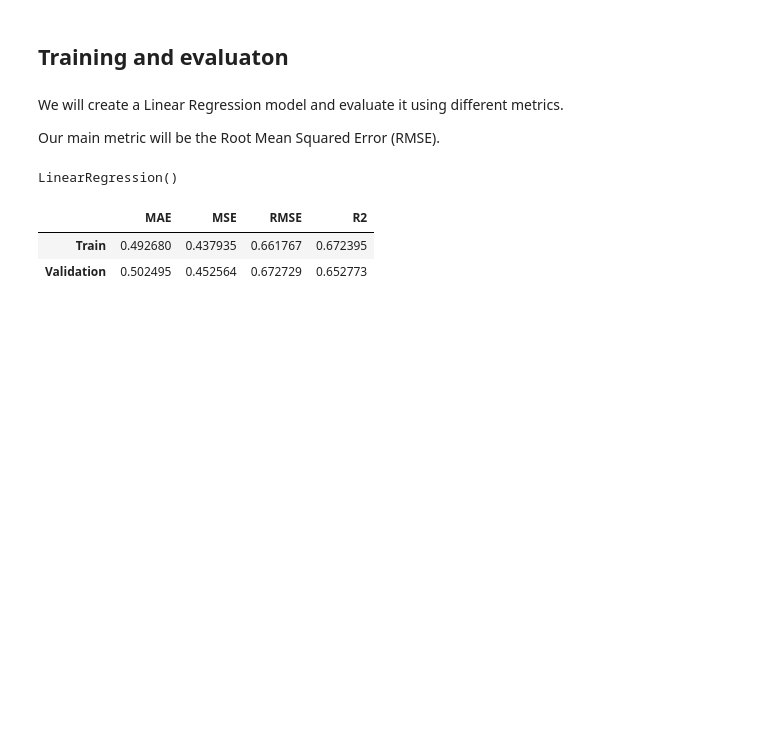
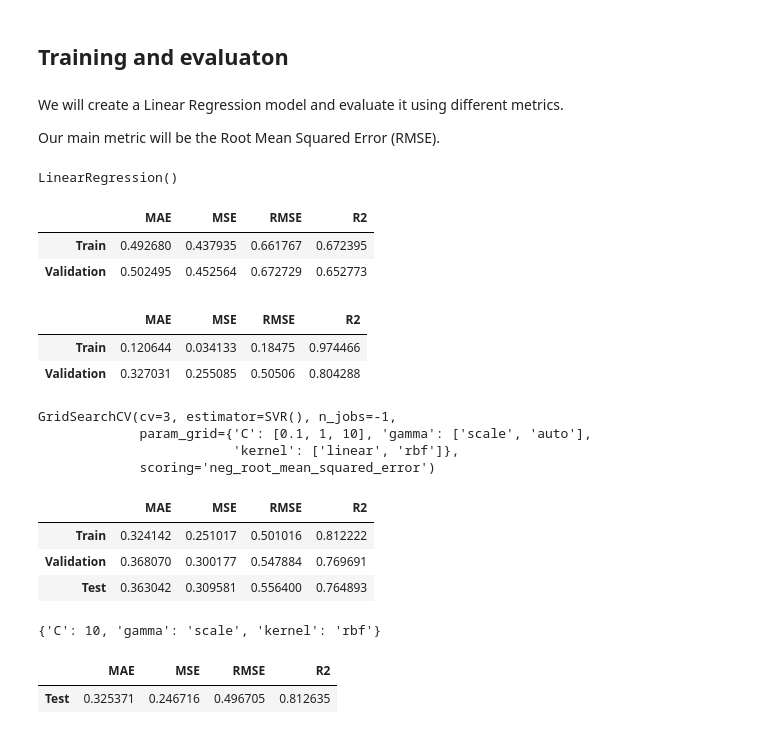
Before and after one commit to HakkinDavid/computational-intelligence, a Jupyter notebook: 5Feb.ipynb, the cells around one changed output. Cells and saved outputs as stored; diff of their text form; code cells hidden in the pictures; blank space fills up the shorter version.

```diff
--- a/5Feb.ipynb
+++ b/5Feb.ipynb
@@ -160,3 +160,69 @@ metrics_df
 |  | MAE | MSE | RMSE | R2 |
 | Train | 0.492680 | 0.437935 | 0.661767 | 0.672395 |
 | Validation | 0.502495 | 0.452564 | 0.672729 | 0.652773 |
+# %%
+from sklearn.ensemble import RandomForestRegressor
+
+m = RandomForestRegressor(n_estimators=1000)
+
+m.fit(x_train_processed, y_train)
+
+_train_metrics = evaluate_model(m, x_train_processed, y_train)
+_val_metrics = evaluate_model(m, x_val_processed, y_val)
+
+_metrics_df = (pd.DataFrame([_train_metrics, _val_metrics], index=['Train', 'Validation']))
+_metrics_df
+# %% [output]
+|  | MAE | MSE | RMSE | R2 |
+| Train | 0.120644 | 0.034133 | 0.18475 | 0.974466 |
+| Validation | 0.327031 | 0.255085 | 0.50506 | 0.804288 |
+# %%
+from sklearn.model_selection import GridSearchCV
+from sklearn.svm import SVR
+
+param_grid = {
+    'kernel': ['linear', 'rbf'],
+    'C': [0.1, 1, 10],
+    'gamma': ['scale', 'auto']
+}
+
+grid_search = GridSearchCV(
+    estimator=SVR(),
+    param_grid=param_grid,
+    cv=3,
+    n_jobs=-1,
+    scoring='neg_root_mean_squared_error'
+)
+
+grid_search.fit(x_train_processed, y_train)
+# %% [output]
+GridSearchCV(cv=3, estimator=SVR(), n_jobs=-1,
+             param_grid={'C': [0.1, 1, 10], 'gamma': ['scale', 'auto'],
+                         'kernel': ['linear', 'rbf']},
+             scoring='neg_root_mean_squared_error')
+# %%
+best_model = grid_search.best_estimator_
+
+best_model_train_metrics = evaluate_model(best_model, x_train_processed, y_train)
+best_model_val_metrics = evaluate_model(best_model, x_val_processed, y_val)
+best_model_test_metrics = evaluate_model(best_model, x_test_processed, y_test)
+
+best_model_metrics_df = (pd.DataFrame([best_model_train_metrics, best_model_val_metrics, best_model_test_metrics], index=['Train', 'Validation', 'Test']))
+
+best_model_metrics_df
+# %% [output]
+|  | MAE | MSE | RMSE | R2 |
+| Train | 0.324142 | 0.251017 | 0.501016 | 0.812222 |
+| Validation | 0.368070 | 0.300177 | 0.547884 | 0.769691 |
+| Test | 0.363042 | 0.309581 | 0.556400 | 0.764893 |
+# %%
+grid_search.best_params_
+# %% [output]
+{'C': 10, 'gamma': 'scale', 'kernel': 'rbf'}
+# %%
+_test_metrics = evaluate_model(m, x_test_processed, y_test)
+_test_metrics_df = (pd.DataFrame([_test_metrics], index=['Test']))
+_test_metrics_df
+# %% [output]
+|  | MAE | MSE | RMSE | R2 |
+| Test | 0.325371 | 0.246716 | 0.496705 | 0.812635 |
```
